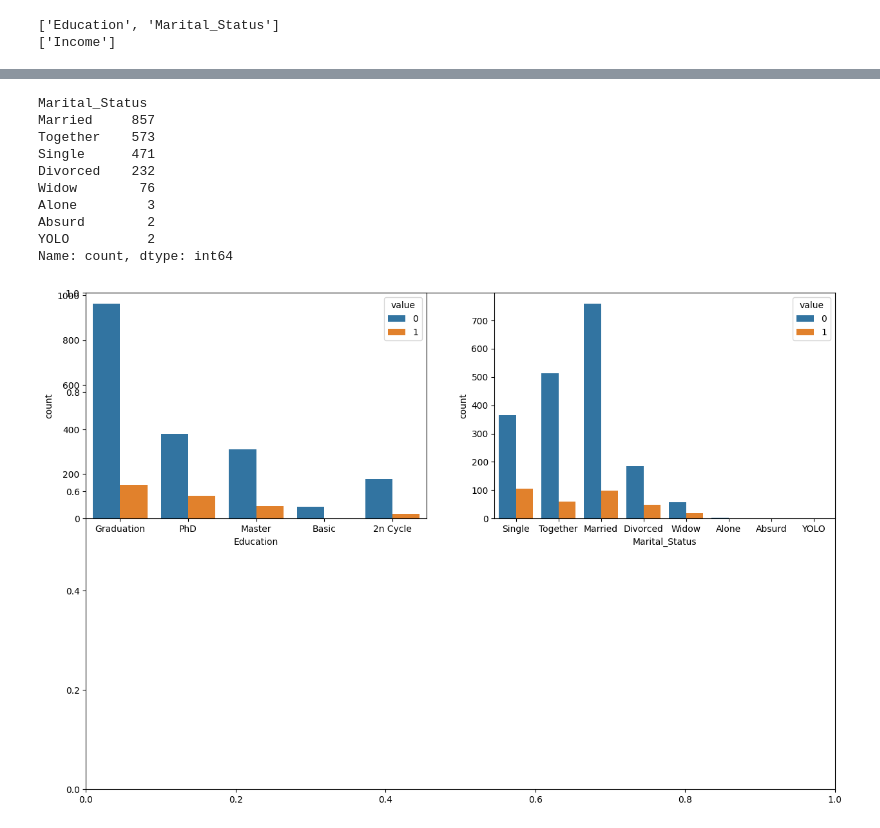
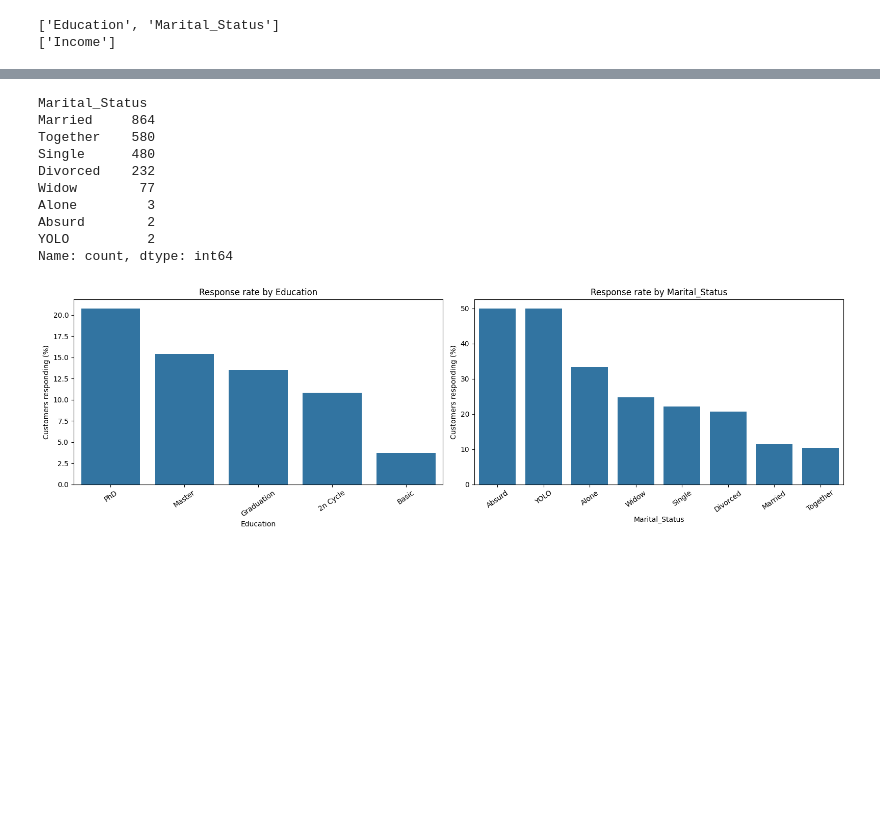
Before and after one commit to tegar17/Customer-Segmentation, a Jupyter notebook: main.ipynb, the cells around one changed output, grey strips where cells are left out. Saved outputs shown, nothing was run; the diff lists cells and outputs as text; code cells hidden in the pictures; blank space fills up the shorter version.

```diff
--- a/main.ipynb
+++ b/main.ipynb
@@ -20,5 +22,5 @@ warnings.filterwarnings('ignore')
 # %%
-df = pd.read_csv('data\customer-data.csv')
+df = pd.read_csv('data/customer-data.csv')
 df.head()
 # %% [output]
 |  | ID | Year_Birth | Education | Marital_Status | Income | Kidhome | Teenhome | Dt_Customer | Recency | ... |
@@ -94,6 +96,7 @@ for column in df.columns:
 # %% [output]
 Income has 24 missing values
 # %%
-df = df.dropna() #this function is used to remove any rows with missing values from the DataFrame. The inplace=True argument modifies the original DataFrame directly, rather than creating a new one.
-print(len(df)) #this function is used to get the number of rows in the DataFrame after dropping the missing values.
+print(f"Rows retained for analysis: {len(df):,}")
+print(f"Missing income values to impute: {df['Income'].isna().sum()}")
+print(f"Birth years before 1900 to review: {(df['Year_Birth'] < 1900).sum()}")
 # %% [output]
@@ -119,12 +124,9 @@ Z_Revenue                 1
 Response                  2
 dtype: int64
 # %%
-parts = df["Dt_Customer"].str.split("-", n=3, expand=True) #this function is used to split the "Dt_Customer" column into three separate columns based on the "-" delimiter. The n=3 argument specifies that the split should occur at most 3 times, resulting in four columns. The expand=True argument indicates that the result should be a DataFrame with separate columns for each split part.
-df["day"] = parts[0].astype(int) #this function is used to convert the "day" column to an integer data type.
-df["month"] = parts[1].astype(int) #this function is used to convert the "month" column to an integer data type.
-df["year"] = parts[2].astype(int) #this function is used to convert
+df["Dt_Customer"] = pd.to_datetime(df["Dt_Customer"], format="%d-%m-%Y")
 # %%
-df.drop(['Z_CostContact', 'Z_Revenue', 'Dt_Customer'], axis=1, inplace=True) #this function is used to remove the "Z_CostContact" and "Z_Revenue" columns from the DataFrame. The axis=1 argument specifies that the operation should be performed on columns, and inplace=True modifies the original DataFrame directly.
+df.drop(columns=["ID", "Z_CostContact", "Z_Revenue"], inplace=True)
 # %% [markdown]
 ## 2. Exploratory data analysis
 
@@ -162,23 +164,26 @@ plt.show()
 df['Marital_Status'].value_counts()
 # %% [output]
 Marital_Status
-Married     857
-Together    573
-Single      471
+Married     864
+Together    580
+Single      480
 Divorced    232
-Widow        76
+Widow        77
 Alone         3
 Absurd        2
 YOLO          2
 Name: count, dtype: int64
 # %%
-plt.subplots(figsize=(15, 10))
-for i, col in enumerate(objects):
-    plt.subplot(2, 2, i + 1)
-
-    df_melted = df.melt(id_vars=[col], value_vars=['Response'], var_name='hue')
-    sb.countplot(x=col, hue='value', data=df_melted)
+fig, axes = plt.subplots(1, len(objects), figsize=(16, 5))
+for ax, col in zip(axes, objects):
+    response_rate = df.groupby(col, observed=False)["Response"].mean().mul(100).sort_values(ascending=False)
+    sb.barplot(x=response_rate.index, y=response_rate.values, ax=ax)
+    ax.set_title(f"Response rate by {col}")
+    ax.set_ylabel("Customers responding (%)")
+    ax.set_xlabel(col)
+    ax.tick_params(axis="x", rotation=35)
+plt.tight_layout()
 plt.show()
 # %% [output]
-[figure, old version]
+[figure, new version]
 # %%
```
Also changed, not shown: parts of 19 cells of this notebook, 1 other file.
